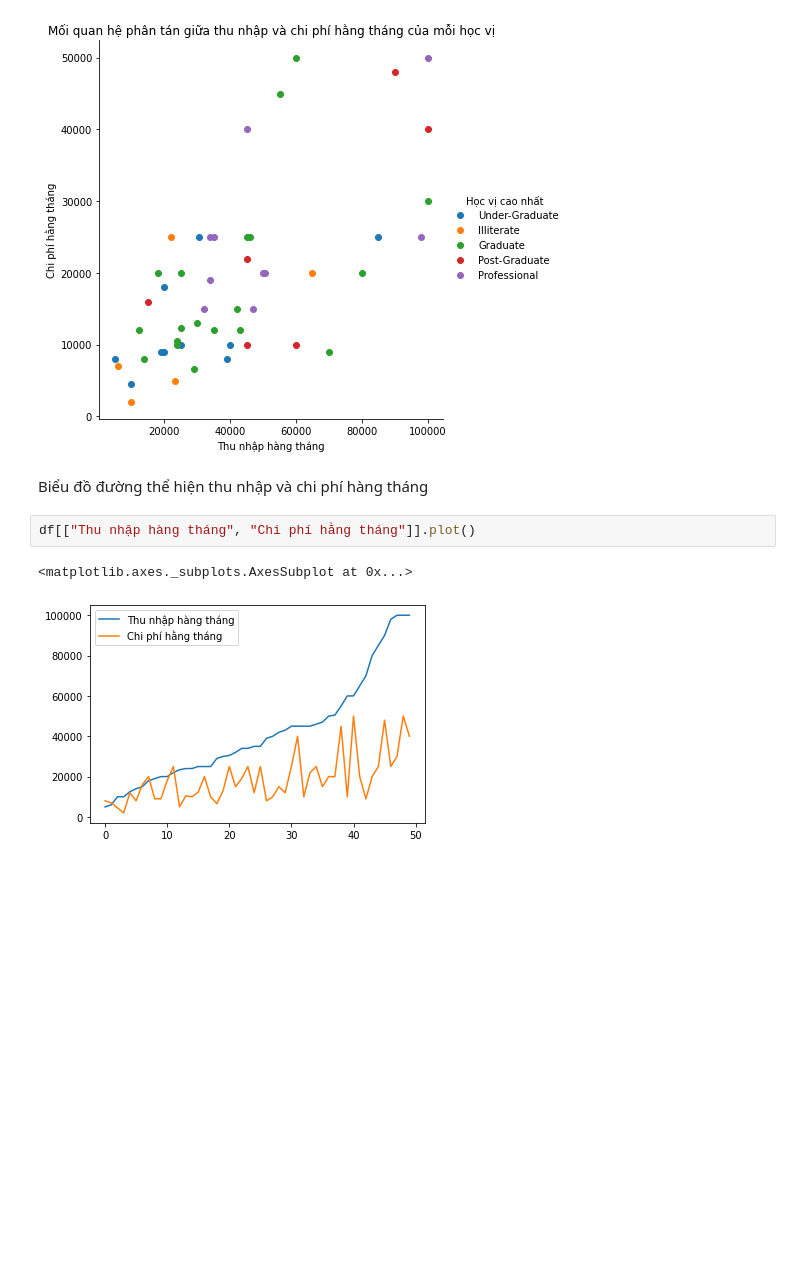
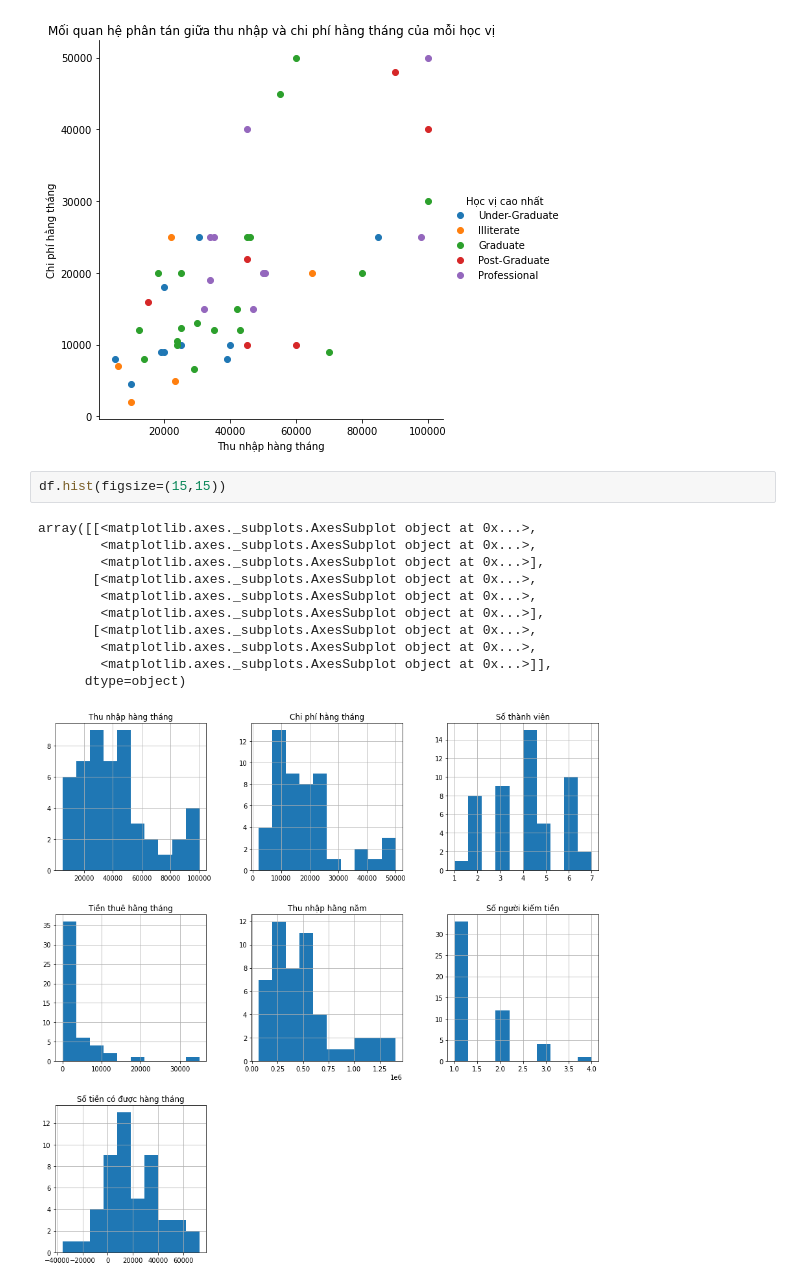
Before and after one commit to khoa2210/Do-an-, a Jupyter notebook: Thống_kê_mô_tả.ipynb, the cells around one changed output. Cells and saved outputs as stored; diff of their text form; blank space fills up the shorter version.

```diff
--- a/Thống_kê_mô_tả.ipynb
+++ b/Thống_kê_mô_tả.ipynb
@@ -433,10 +433,17 @@ plt.title("Mối quan hệ phân tán giữa thu nhập và chi phí hằng thá
 # %% [output]
 Text(0.5, 1.0, 'Mối quan hệ phân tán giữa thu nhập và chi phí hằng tháng của mỗi học vị')
 [figure]
-# %% [markdown]
-Biểu đồ đường thể hiện thu nhập và chi phí hàng tháng
-# %%
-df[["Thu nhập hàng tháng", "Chi phí hằng tháng"]].plot()
-# %% [output]
-<matplotlib.axes._subplots.AxesSubplot at 0x...>
-[figure, removed]
+# %%
+df.hist(figsize=(15,15))
+# %% [output]
+array([[<matplotlib.axes._subplots.AxesSubplot object at 0x...>,
+        <matplotlib.axes._subplots.AxesSubplot object at 0x...>,
+        <matplotlib.axes._subplots.AxesSubplot object at 0x...>],
+       [<matplotlib.axes._subplots.AxesSubplot object at 0x...>,
+        <matplotlib.axes._subplots.AxesSubplot object at 0x...>,
+        <matplotlib.axes._subplots.AxesSubplot object at 0x...>],
+       [<matplotlib.axes._subplots.AxesSubplot object at 0x...>,
+        <matplotlib.axes._subplots.AxesSubplot object at 0x...>,
+        <matplotlib.axes._subplots.AxesSubplot object at 0x...>]],
+      dtype=object)
+[figure, added]
```
Also changed, not shown: parts of 8 cells of this notebook.
